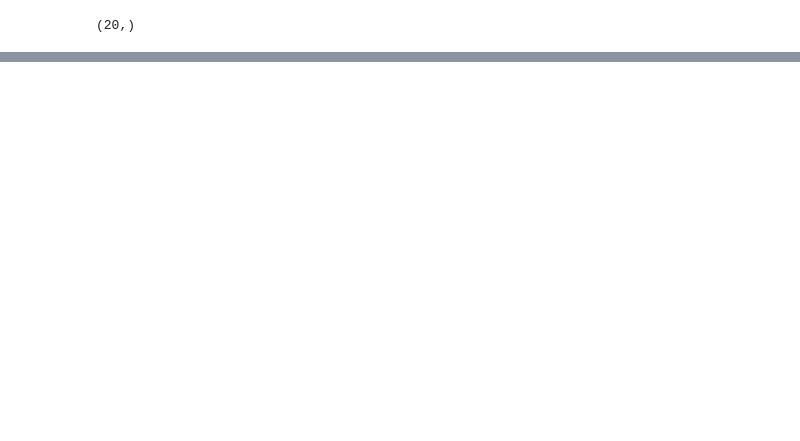
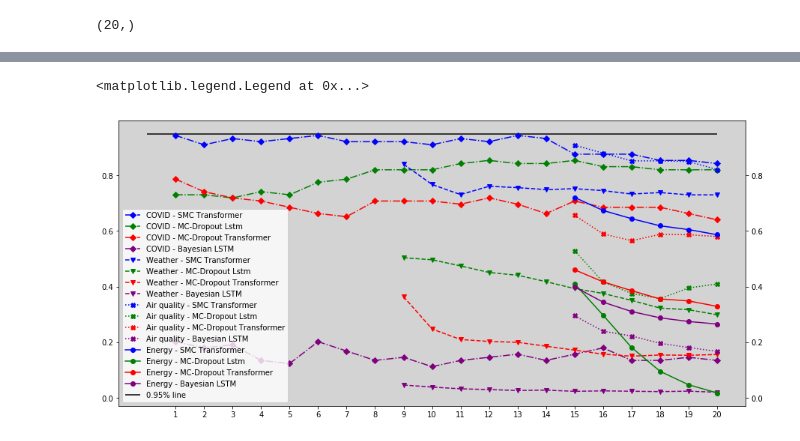
Before and after one commit to AMDonati/SMC-T-v2, a Jupyter notebook: src/plots/PICP_MPIW.ipynb, the cells around one changed output, grey strips where cells are left out. Drawn from its saved outputs; the diff is of its cells as text; code cells hidden in the pictures; blank space fills up the shorter version.

```diff
--- a/src/plots/PICP_MPIW.ipynb
+++ b/src/plots/PICP_MPIW.ipynb
@@ -26,0 +18,5 @@ ax.legend()
+# %%
+weather_transf_PICP = np.load("../../output/exp_weather/baseline_t/baseline_t_d32_p0.5/1/inference_results/PICP_per_timestep.npy")
+weather_lstm_PICP = np.load("../../output/exp_weather/lstm/lstm_d32_p0.5/1/inference_results/PICP_per_timestep.npy")
+weather_smc_PICP = np.load("../../output/exp_weather/smc_t_d32_p10/1/inference_results/PICP_per_timestep.npy")
+weather_bayes_PICP = np.load("../../output/exp_weather/bayesian_lstm_d32/1/inference_results/PICP_per_timestep.npy")
@@ -26,0 +25,5 @@ ax.legend()
+# %%
+aq_transf_PICP = np.load('../../output/exp_airquality/baseline_t/baseline_t_d32_p0.5/1/inference_results/PICP_per_timestep.npy')
+aq_lstm_PICP = np.load('../../output/exp_airquality/lstm/lstm_d32_p0.5/1/inference_results/PICP_per_timestep.npy')
+aq_smc_PICP = np.load("../../output/exp_airquality/smc_t/smc_T_d32_10p/1/inference_results/PICP_per_timestep.npy")
+aq_bayes_PICP = np.load("../../output/exp_airquality/airquality_bayes/inference_results/PICP_per_timestep.npy")
@@ -27,3 +32,8 @@ ax.legend()
+# %%
+energy_transf_PICP = np.load("../../output/exp_energy/baseline_t_d32_p0.5/1/inference_results/PICP_per_timestep.npy")
+energy_lstm_PICP = np.load("../../output/exp_energy/lstm_d32_p0.5/1/inference_results/PICP_per_timestep.npy")
+energy_smc_PICP = np.load("../../output/exp_energy/smc_t_d32_p10/1/inference_results/PICP_per_timestep.npy")
+energy_bayes_PICP = np.load("../../output/exp_energy/bayesian_lstm_d32/1/inference_results/PICP_per_timestep.npy")
 # %%
 shift = 0.4
 fig, ax = plt.subplots(figsize=(15, 10))
@@ -75,0 +68,28 @@ ax.set_title('only every 5th errorbar')
+# %%
+fig, ax = plt.subplots(figsize=(15, 7))
+x = np.linspace(1,20,20)
+x_w = np.linspace(9,20,12)
+x_6 = np.linspace(15,20,6)
+ax.plot(x, covid_smc_PICP, label='COVID - SMC Transformer', color='blue', marker='D', linestyle='dashdot')
+ax.plot(x, covid_lstm_PICP, color='green', label='COVID - MC-Dropout Lstm', marker='D', linestyle='dashdot')
+ax.plot(x, covid_transf_PICP, color='red', label='COVID - MC-Dropout Transformer', marker='D', linestyle='dashdot')
+ax.plot(x, covid_bayes_PICP, color='purple', label='COVID - Bayesian LSTM', marker='D', linestyle='dashdot')
+ax.plot(x_w, weather_smc_PICP, label='Weather - SMC Transformer', linestyle='dashed', color='blue', marker='v')
+ax.plot(x_w, weather_lstm_PICP, color='green', label='Weather - MC-Dropout Lstm', linestyle='dashed', marker='v')
+ax.plot(x_w, weather_transf_PICP, color='red', label='Weather - MC-Dropout Transformer', linestyle='dashed', marker='v')
+ax.plot(x_w, weather_bayes_PICP, color='purple', label='Weather - Bayesian LSTM', linestyle='dashed', marker='v')
+ax.plot(x_6, aq_smc_PICP, label='Air quality - SMC Transformer', marker='X', color='blue', linestyle='dotted')
+ax.plot(x_6, aq_lstm_PICP, color='green', label='Air quality - MC-Dropout Lstm', marker='X', linestyle='dotted')
+ax.plot(x_6, aq_transf_PICP, color='red', label='Air quality - MC-Dropout Transformer', marker='X', linestyle='dotted')
+ax.plot(x_6, aq_bayes_PICP, color='purple', label='Air quality - Bayesian LSTM', marker='X', linestyle='dotted')
+ax.plot(x_6, energy_smc_PICP, label='Energy - SMC Transformer', marker='o', color='blue')
+ax.plot(x_6, energy_lstm_PICP, color='green', label='Energy - MC-Dropout Lstm', marker='o')
+ax.plot(x_6, energy_transf_PICP, color='red', label='Energy - MC-Dropout Transformer', marker='o')
+ax.plot(x_6, energy_bayes_PICP, color='purple', label='Energy - Bayesian LSTM', marker='o')
+ax.hlines(0.95,0,20,color="black", label="0.95% line")
+ax.set_xticks(x)
+ax.set_facecolor('lightgrey')
+ax.legend()
+# %% [output]
+<matplotlib.legend.Legend at 0x...>
+[figure, added]
```
Also changed, not shown: parts of 14 cells of this notebook, 9 other files.
